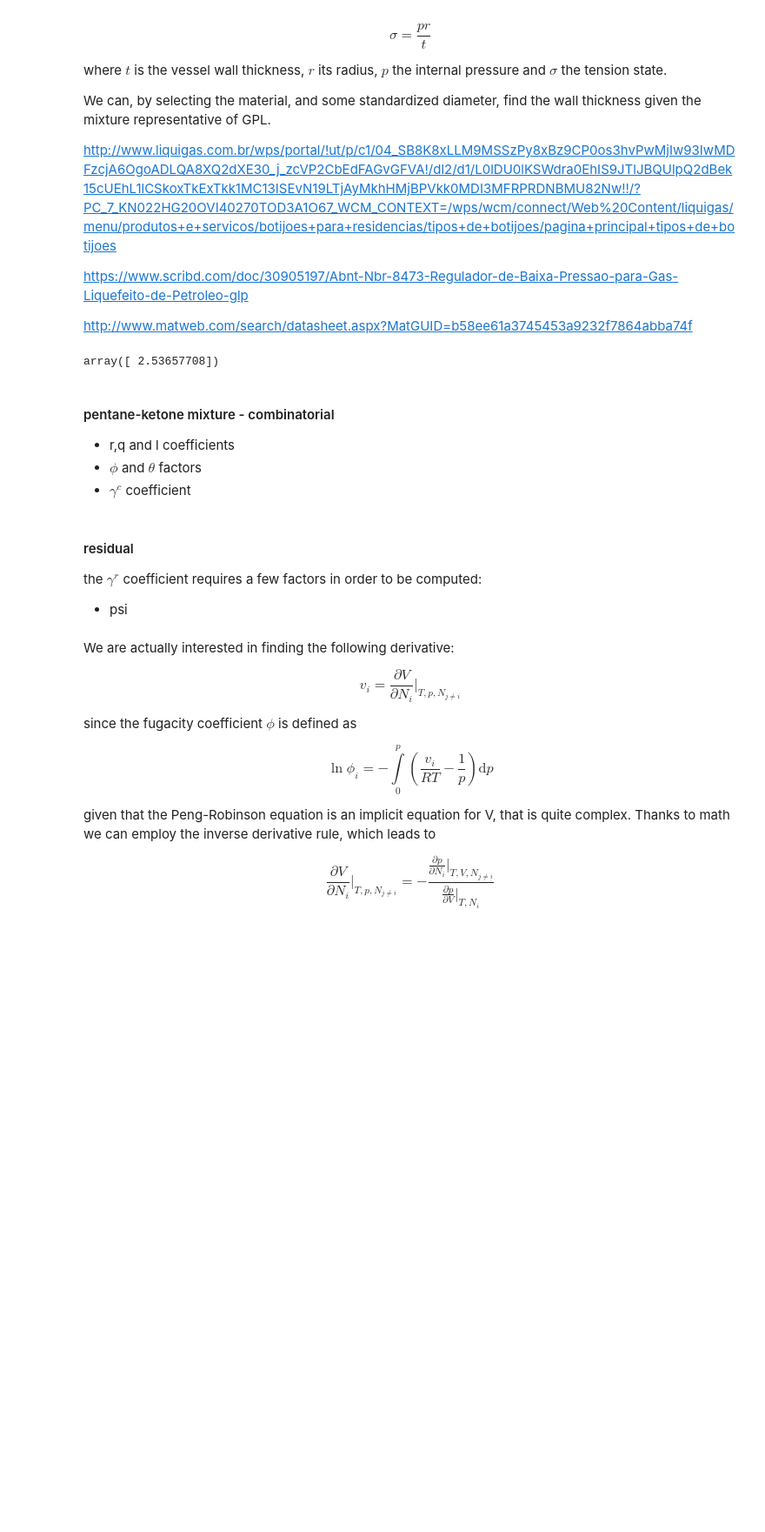
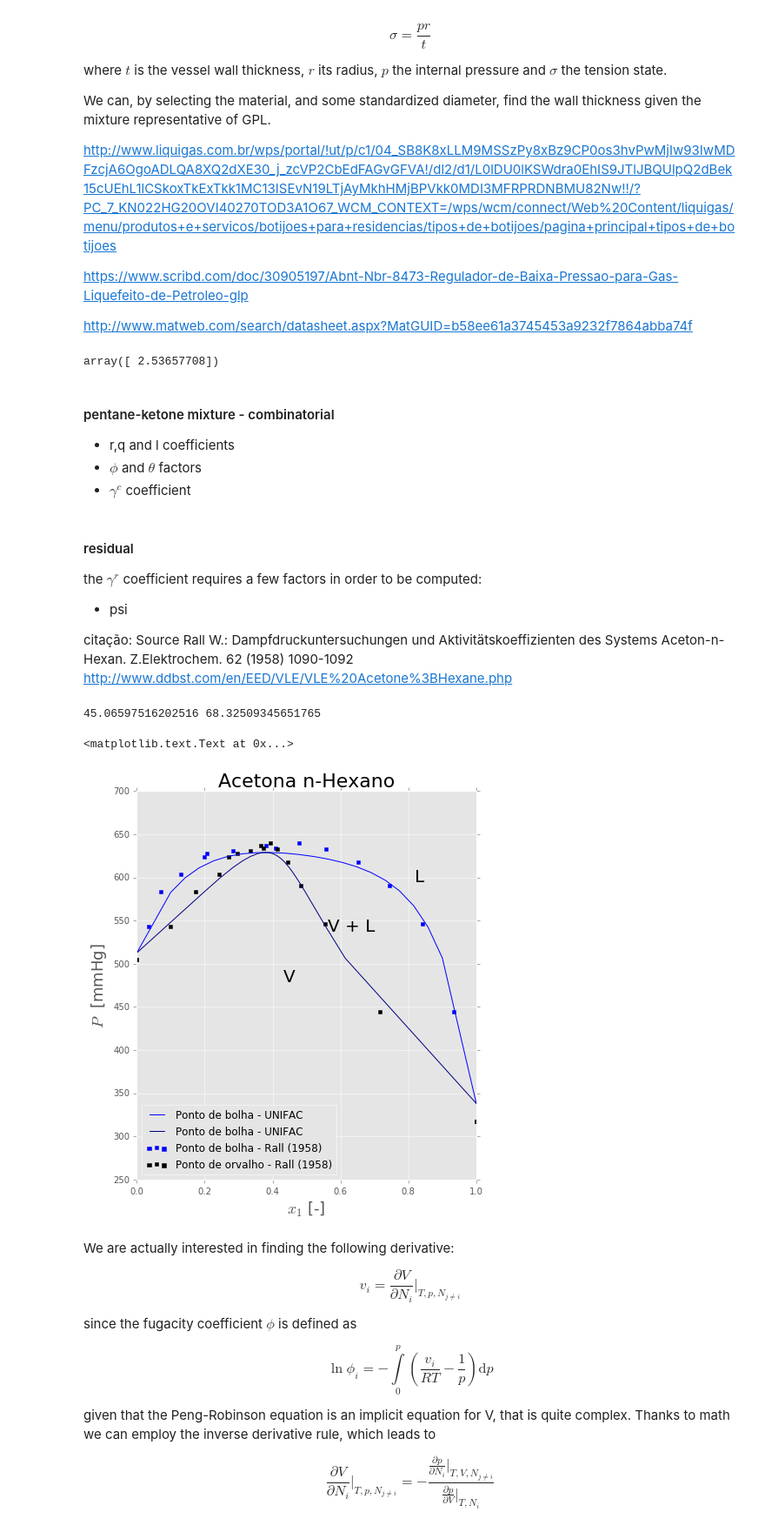
Before and after one commit to CSXHZX/thermodynamics, a Jupyter notebook: termo.ipynb, the cells around one changed output. Shown at 87% size. Drawn from its saved outputs; the diff is of its cells as text; code cells hidden in the pictures; blank space fills up the shorter version.

```diff
--- a/termo.ipynb
+++ b/termo.ipynb
@@ -315,13 +306,19 @@ $$Z = \frac{1}{1  - B/Z} - \frac{A}{B}\frac{B/Z}{1 + 2 B/Z - \left(B/Z\right)^2}
 # %%
 #phi_but_v = 1
 #phi_prop_v = 1
-def phis(v,comp):
+
+def phis(v):
     yy, pp = v[0], v[1]
-    Z_f = comp
     A_mult = pp / (R**2 * T**2)
     B_mult = pp / (R * T)
     A = A_mult * (yy**2 * a_prop + (1 - yy)**2 * a_but + yy * (1 - yy) * np.sqrt(a_but * a_prop))
     B = B_mult * (yy * b_prop + (1 - yy) * b_but)
+    def Z_factor(comp):
+        Z = comp
+        return(1 / (1 - B / Z) - \
+           (A / B) * (B / Z) / (1 + 2 * B / Z + (B / Z)**2) - Z)
+
+    Z_f = opt.fsolve(Z_factor,1)
     phi_prop_v = np.exp((B_mult * b_prop / B) * (Z_f - 1) - np.log(Z_f - B) - \
                 (A / (B * np.sqrt(8))) * np.log( (Z_f + B + np.sqrt(B)) /(Z_f + B - np.sqrt(B))) *\
         (2 *A_mult *(yy * a_prop + (1-yy) * a_but)/A - (B_mult * b_prop) / B))
@@ -462,7 +458,7 @@ propane.Gamma_k_i(isobutane)
 propane.residual(isobutane)
 propane.Gamma(isobutane)
 new_veccv.append(propane.y)
-guess = (0, 0)
+guess = (0, p_sat_prop_v)
 yv,pv = [], []
 f_l_1 = x * new_veccv[0][0] * p_sat_prop_v
 f_l_2 = (1-x) * new_veccv[0][1] * p_sat_but_v
@@ -483,8 +479,8 @@ t_
 # %% [output]
 array([ 2.53657708])
 # %%
-T = 303.14
-x = 0.3
+T = 318.15
+ideal = 1
 new_vec = []
 x_molar = np.linspace(0.1,0.9,20)
 for x in x_molar:
@@ -513,10 +509,14 @@ for x in x_molar:
 #### residual
 the $\gamma^r$ coefficient requires a few factors in order to be computed:
 * psi
+
+citação:
+Source
+Rall W.: Dampfdruckuntersuchungen und Aktivitätskoeffizienten des Systems Aceton-n-Hexan. Z.Elektrochem. 62 (1958) 1090-1092
+http://www.ddbst.com/en/EED/VLE/VLE%20Acetone%3BHexane.php
 # %%
-T = 303.14
-p_sat_pent = CP.PropsSI('P','T',T,'Q',0,'nPentane') / 1000
-p_sat_ace = CP.PropsSI('P','T',T,'Q',0,'acetone') / 1000
+p_sat_pent = CP.PropsSI('P','T',T,'Q',0,'nHexane') / 1000
+p_sat_ace = CP.PropsSI('P','T',T,'Q',0,'Acetone') / 1000
 print(p_sat_pent,p_sat_ace)
 guess = (0, 0)
 yk,pk = [], []
@@ -524,7 +524,6 @@ yk,pk = [], []
 for i,x in enumerate(x_molar):
     f_l_1 = x * new_vec[i][0] * p_sat_ace
     f_l_2 = (1-x) * new_vec[i][1] * p_sat_pent
-    #print(f_l_1, f_l_2)
     y, p =  opt.fsolve(sistema, guess)
     guess = (y, p)
     yk.append(y)
@@ -533,43 +532,65 @@ for i,x in enumerate(x_molar):
 # Bubble point
 pb, xb = [], []
 pb.append([p_sat_pent]), xb.append([0])
 pb.append([p for p in pk]), xb.append(x_molar)
 pb.append([p_sat_ace]), xb.append([1])
 pb = np.array(list([i for j in pb for i in j]))* kPatommHg
 xb = np.array(list([i for j in xb for i in j]))
 
 # Dew point
 pdew, xd = [], []
 pdew.append([p_sat_pent]), xd.append([0])
 pdew.append([p for p in pk]), xd.append(yk)
 pdew.append([p_sat_ace]), xd.append([1])
 pdew = np.array(list([i for j in pdew for i in j]))* kPatommHg
 xd = np.array(list([i for j in xd for i in j]))
 
 fig = plt.figure(figsize=(7,8))
-fig.text(0.46, 0.55, "V", fontsize=20, color="k")
-fig.text(0.56, 0.65, "V + L", fontsize=20, color="k")
-fig.text(0.76, 0.75, "L", fontsize=20, color="k")
+fig.text(0.46, 0.52, "V", fontsize=20, color="k")
+fig.text(0.56, 0.62, "V + L", fontsize=20, color="k")
+fig.text(0.76, 0.72, "L", fontsize=20, color="k")
 ax = fig.add_subplot(1,1,1)
-ax.plot(xb,pb,color='blue',label=r"Bubble point - predicted data")
+ax.plot(1-xb,pb,color='blue',label=r"Ponto de bolha - UNIFAC")
 #ax.scatter((1-xb),pb)
-ax.plot(xd,pdew,color='navy',label=r"Dew point - predicted data")
+ax.plot(1-xd,pdew,color='navy',label=r"Ponto de bolha - UNIFAC")
 #ax.scatter(1-xd,pd)
 ax.set_xlim([0,1])
-ax.set_ylim([0,800])
+#ax.set_ylim([0,800])
 #matplotlib.rcParams.update({'font.size': 18, 'text.usetex': True})
 ax.set_xlabel(r'$x_1$ [-]', fontsize=18)
 ax.set_ylabel(r'$P$  [mmHg]', fontsize=18)
 
-exp = pd.read_csv('experimental.csv', sep=';')
+x_ref = np.array([0,0.0651,0.1592,0.2549,0.3478,0.4429,0.521,0.5907,
+                  0.6202,0.7168,0.7932,0.8022,0.8692,0.9288,0.9658,1])
+y_ref= np.array([0,0.2828,0.4442,0.5163,0.556,0.5866,0.6068,0.6258,
+                 0.6339,0.6662,0.7034,0.7292,0.7583,0.8255,0.9003,1])
+p_ref = np.array([42.25,59.275,72.767,78.687,82.3,84.34,85.273,84.5,
+                 84.94,84.126,83.7,83.1,80.447,77.754,72.434,67.328]) * kPatommHg
+
+#x_ref = np.array([0,0.084,0.18,0.315,0.422,0.532,0.649,0.785,0.916,1])
+#y_ref= np.array([0,0.265,0.374,0.510,0.546,0.616,0.671,0.753,0.869,1])
+#p_ref = np.array([366.1,478.1,551.6,613.3,642.2,660.9,672.2,668.1,637.8,587.4]) * kPatommHg
+#x_ref = np.array([0,0.114,0.180,0.257,0.445,0.658,0.794,0.879,0.956,1])
+#y_ref= np.array([0,0.208,0.298,0.381,0.537,0.663,0.770,0.847,0.931,1])
+#p_ref = np.array([1125.2,1362.4,1481,1586.8,1739.2,1798.5,1781.9,1722.3,1635.8,1566.1])*kPatommHg
+ax.scatter(1-x_ref,p_ref,color='blue',marker='s'
+           ,label=r"Ponto de bolha - Rall (1958)")
+ax.scatter(1-y_ref,p_ref,color='black',marker='s',
+           label=r"Ponto de orvalho - Rall (1958)")
+
+'''exp = pd.read_csv('experimental.csv', sep=';')
 exp.head()
 exp['p'] = exp['p']/10
 exp['p'][2] = 84.881
 exp['p'][19] = 87.005
 ax.plot(exp['x1'],exp['p']*kPatommHg,'b--',label=r"Bubble point - experimental data")
-ax.plot(exp['y1'],exp['p']*kPatommHg,'k--',label=r"Dew point - experimental data")
-ax.legend(loc=4)
-ax.set_title('VLE - Acetone-Pentane',fontsize=22)
+ax.plot(exp['y1'],exp['p']*kPatommHg,'k--',label=r"Dew point - experimental data")'''
+ax.legend(loc=3)
+ax.set_title('Acetona n-Hexano',fontsize=22)
+# %% [output]
+45.06597516202516 68.32509345651765
+<matplotlib.text.Text at 0x...>
+[figure, added]
 # %% [markdown]
 We are actually interested in finding the following derivative:
 
```
Also changed, not shown: parts of 3 cells of this notebook, 3 other files.
